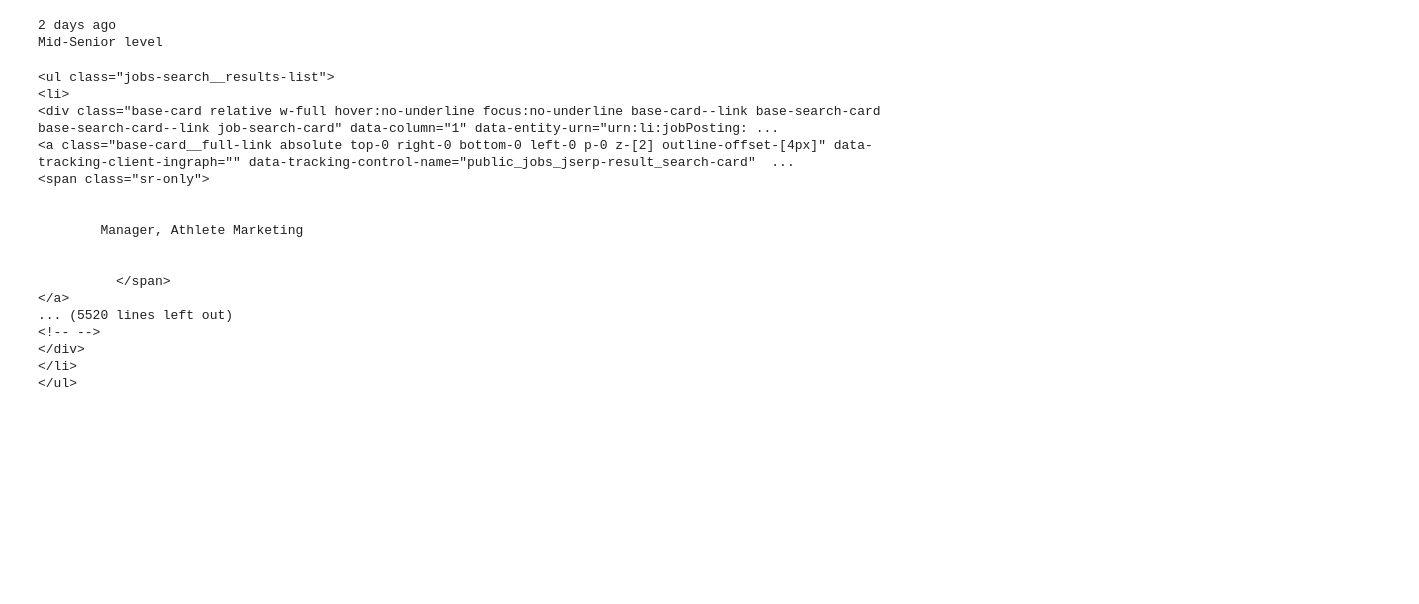
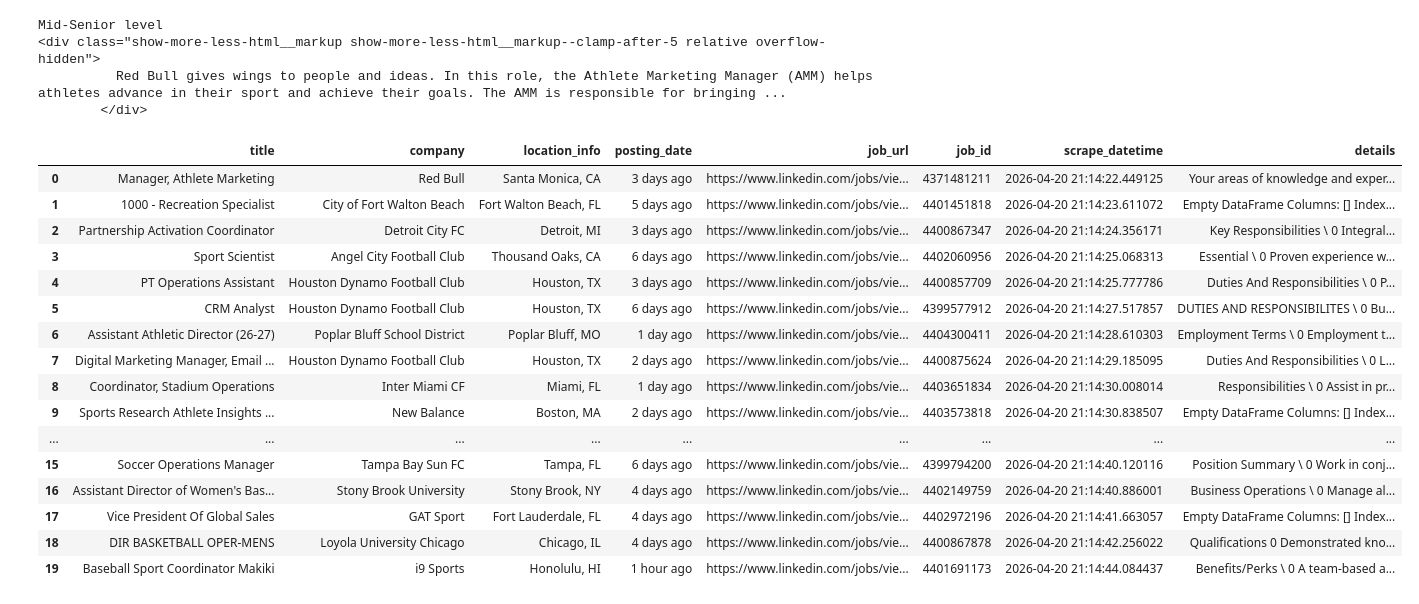
Before and after one commit to VinCoppola/JobsInSports, a Jupyter notebook: linkedin_scraper.ipynb, the cells around one changed output. Drawn from its saved outputs; the diff is of its cells as text; code cells hidden in the pictures; blank space fills up the shorter version.

```diff
--- a/linkedin_scraper.ipynb
+++ b/linkedin_scraper.ipynb
@@ -154,2 +109,12 @@ def transform(soup):
 
     return
+# %%
+# For final intergration for chunk in range(0, 241,10):
+jobs_list = []
+i = 1
+for chunk in range(0, 11,10):
+    recent_jobs_html = extract(chunk)
+    transform(recent_jobs_html)
+    t.sleep(4)# adding this due to a limit on the scrape frequency
+    print(f'Through {i} iteration(s) we have yielded {len(jobs_list)} results')
+    i+=1
@@ -212,32 +217,34 @@ print(temp_text)
 # %%
-print(temp_text.find('span', class_ = 'posted-time-ago__text topcard__flavor--metadata').get_text().strip())
 print(temp_text.find('span', class_ = "description__job-criteria-text description__job-criteria-text--criteria").get_text().strip())
-print(temp_text.find('div', class_ = "show-more-less-html__markup show-more-less-html__markup--clamp-after-5 relative overflow-hidden").get_text())
+print(temp_text.find('div', class_ = "show-more-less-html__markup show-more-less-html__markup--clamp-after-5 relative overflow-hidden"))
 # %% [output]
-2 days ago
 Mid-Senior level
+<div class="show-more-less-html__markup show-more-less-html__markup--clamp-after-5 relative overflow-hidden">
+          Red Bull gives wings to people and ideas. In this role, the Athlete Marketing Manager (AMM) helps athletes advance in their sport and achieve their goals. The AMM is responsible for bringing ...
+        </div>
 # %%
-temp_df = pd.DataFrame(joblist)
+temp_df = pd.DataFrame(jobs_list)
 # %%
-print(results)
+pd.set_option('display.max_colwidth',None)
+temp_df
 # %% [output]
-<ul class="jobs-search__results-list">
-<li>
-<div class="base-card relative w-full hover:no-underline focus:no-underline base-card--link base-search-card base-search-card--link job-search-card" data-column="1" data-entity-urn="urn:li:jobPosting: ...
-<a class="base-card__full-link absolute top-0 right-0 bottom-0 left-0 p-0 z-[2] outline-offset-[4px]" data-tracking-client-ingraph="" data-tracking-control-name="public_jobs_jserp-result_search-card"  ...
-<span class="sr-only">
-
-
-        Manager, Athlete Marketing
-
-
-          </span>
-</a>
-... (5520 lines left out)
-<!-- -->
-</div>
-</li>
-</ul>
+|  | title | company | location_info | posting_date | job_url | job_id | scrape_datetime | details |
+| 0 | Manager, Athlete Marketing | Red Bull | Santa Monica, CA | 3 days ago | https://www.linkedin.com/jobs/vie... | 4371481211 | 2026-04-20 21:14:22.449125 | Your areas of knowledge and exper... |
+| 1 | 1000 - Recreation Specialist | City of Fort Walton Beach | Fort Walton Beach, FL | 5 days ago | https://www.linkedin.com/jobs/vie... | 4401451818 | 2026-04-20 21:14:23.611072 | Empty DataFrame Columns: [] Index... |
+| 2 | Partnership Activation Coordinator | Detroit City FC | Detroit, MI | 3 days ago | https://www.linkedin.com/jobs/vie... | 4400867347 | 2026-04-20 21:14:24.356171 | Key Responsibilities \ 0 Integral... |
+| 3 | Sport Scientist | Angel City Football Club | Thousand Oaks, CA | 6 days ago | https://www.linkedin.com/jobs/vie... | 4402060956 | 2026-04-20 21:14:25.068313 | Essential \ 0 Proven experience w... |
+| 4 | PT Operations Assistant | Houston Dynamo Football Club | Houston, TX | 3 days ago | https://www.linkedin.com/jobs/vie... | 4400857709 | 2026-04-20 21:14:25.777786 | Duties And Responsibilities \ 0 P... |
+| 5 | CRM Analyst | Houston Dynamo Football Club | Houston, TX | 6 days ago | https://www.linkedin.com/jobs/vie... | 4399577912 | 2026-04-20 21:14:27.517857 | DUTIES AND RESPONSIBILITES \ 0 Bu... |
+| 6 | Assistant Athletic Director (26-27) | Poplar Bluff School District | Poplar Bluff, MO | 1 day ago | https://www.linkedin.com/jobs/vie... | 4404300411 | 2026-04-20 21:14:28.610303 | Employment Terms \ 0 Employment t... |
+| 7 | Digital Marketing Manager, Email ... | Houston Dynamo Football Club | Houston, TX | 2 days ago | https://www.linkedin.com/jobs/vie... | 4400875624 | 2026-04-20 21:14:29.185095 | Duties And Responsibilities \ 0 L... |
+| 8 | Coordinator, Stadium Operations | Inter Miami CF | Miami, FL | 1 day ago | https://www.linkedin.com/jobs/vie... | 4403651834 | 2026-04-20 21:14:30.008014 | Responsibilities \ 0 Assist in pr... |
+| 9 | Sports Research Athlete Insights ... | New Balance | Boston, MA | 2 days ago | https://www.linkedin.com/jobs/vie... | 4403573818 | 2026-04-20 21:14:30.838507 | Empty DataFrame Columns: [] Index... |
+| ... | ... | ... | ... | ... | ... | ... | ... | ... |
+| 15 | Soccer Operations Manager | Tampa Bay Sun FC | Tampa, FL | 6 days ago | https://www.linkedin.com/jobs/vie... | 4399794200 | 2026-04-20 21:14:40.120116 | Position Summary \ 0 Work in conj... |
+| 16 | Assistant Director of Women's Bas... | Stony Brook University | Stony Brook, NY | 4 days ago | https://www.linkedin.com/jobs/vie... | 4402149759 | 2026-04-20 21:14:40.886001 | Business Operations \ 0 Manage al... |
+| 17 | Vice President Of Global Sales | GAT Sport | Fort Lauderdale, FL | 4 days ago | https://www.linkedin.com/jobs/vie... | 4402972196 | 2026-04-20 21:14:41.663057 | Empty DataFrame Columns: [] Index... |
+| 18 | DIR BASKETBALL OPER-MENS | Loyola University Chicago | Chicago, IL | 4 days ago | https://www.linkedin.com/jobs/vie... | 4400867878 | 2026-04-20 21:14:42.256022 | Qualifications 0 Demonstrated kno... |
+| 19 | Baseball Sport Coordinator Makiki | i9 Sports | Honolulu, HI | 1 hour ago | https://www.linkedin.com/jobs/vie... | 4401691173 | 2026-04-20 21:14:44.084437 | Benefits/Perks \ 0 A team-based a... |
 # %%
 joblist = []
 leagues = ['Major%20League%20Soccer', 'Major%20League%20Baseball','National%20Football%20League']
```
Also changed, not shown: parts of 15 cells of this notebook.
